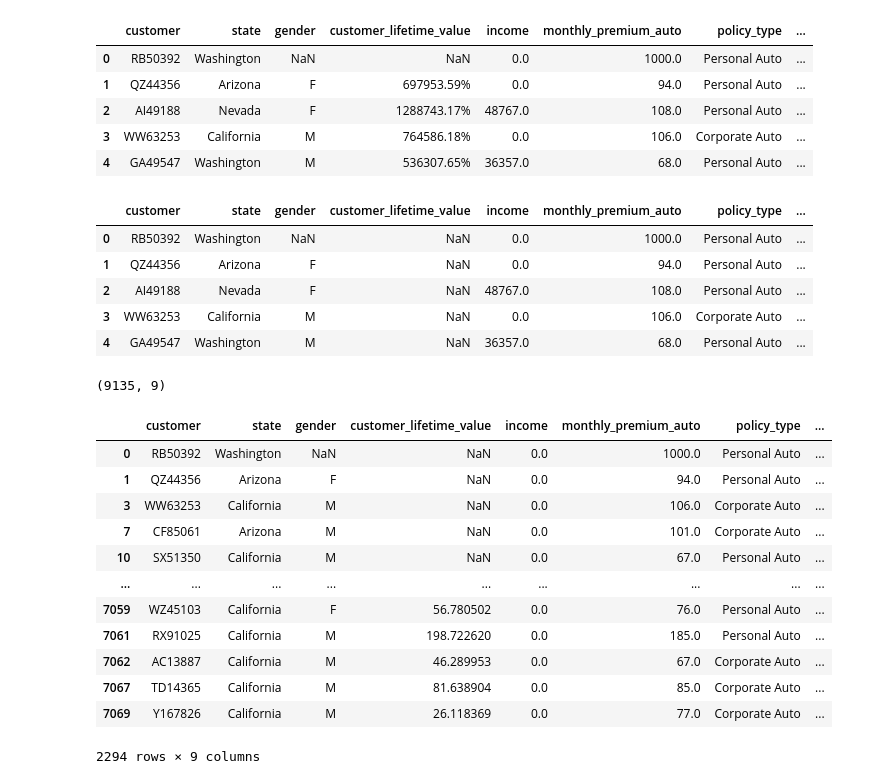
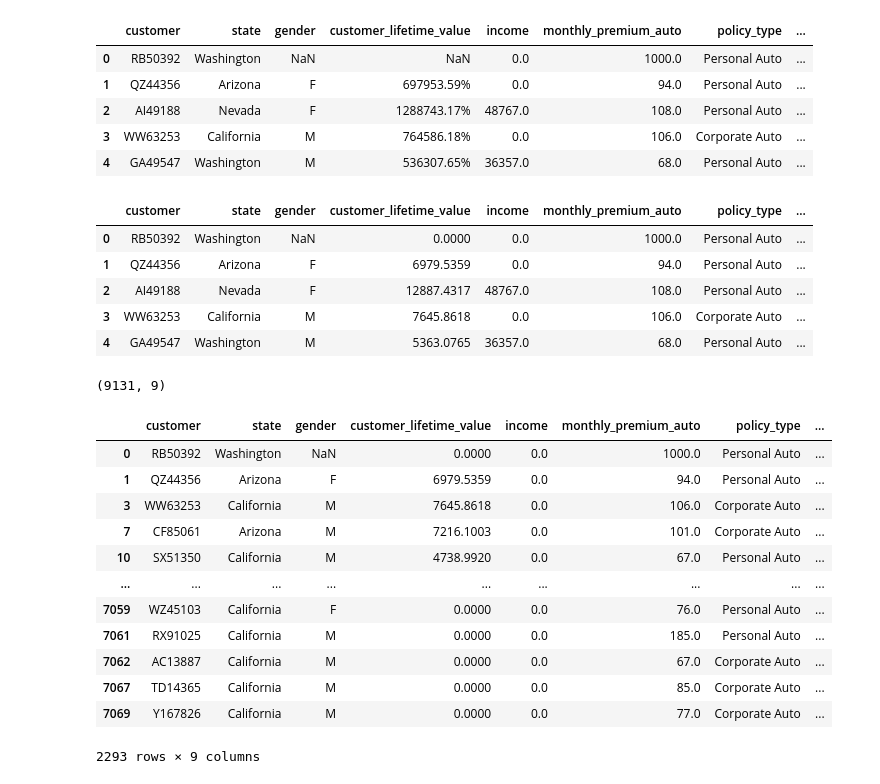
Before and after one commit to tashbenson/lab-customer-analysis-round-1, a Jupyter notebook: files_for_lab/csv_files/Lab_Customer_Analysis_Round_1.ipynb, the cells around one changed output. Saved outputs shown, nothing was run; the diff lists cells and outputs as text; code cells hidden in the pictures.

```diff
--- a/files_for_lab/csv_files/Lab_Customer_Analysis_Round_1.ipynb
+++ b/files_for_lab/csv_files/Lab_Customer_Analysis_Round_1.ipynb
@@ -241,36 +241,38 @@ data2.head()
 | 4 | GA49547 | Washington | M | 536307.65% | 36357.0 | 68.0 | Personal Auto | ... |
 # %%
 #Correct the values in the column customer lifetime value. They are given as a percent, so divide them by 100 and change dtype to numerical type.
-data2['customer_lifetime_value'] =  pd.to_numeric(data['customer_lifetime_value'], errors='coerce')
+data2['customer_lifetime_value'] = data2['customer_lifetime_value'].str.replace('%','')
+data2['customer_lifetime_value'] = data2['customer_lifetime_value'].replace(np.nan, 0) #Replace NaN values with 0
+data2['customer_lifetime_value']= pd.to_numeric(data2['customer_lifetime_value']) #Change to numerical
 data2['customer_lifetime_value'] = data2['customer_lifetime_value']/100
 data2.head()
 # %% [output]
 |  | customer | state | gender | customer_lifetime_value | income | monthly_premium_auto | policy_type | ... |
-| 0 | RB50392 | Washington | NaN | NaN | 0.0 | 1000.0 | Personal Auto | ... |
-| 1 | QZ44356 | Arizona | F | NaN | 0.0 | 94.0 | Personal Auto | ... |
-| 2 | AI49188 | Nevada | F | NaN | 48767.0 | 108.0 | Personal Auto | ... |
-| 3 | WW63253 | California | M | NaN | 0.0 | 106.0 | Corporate Auto | ... |
-| 4 | GA49547 | Washington | M | NaN | 36357.0 | 68.0 | Personal Auto | ... |
+| 0 | RB50392 | Washington | NaN | 0.0000 | 0.0 | 1000.0 | Personal Auto | ... |
+| 1 | QZ44356 | Arizona | F | 6979.5359 | 0.0 | 94.0 | Personal Auto | ... |
+| 2 | AI49188 | Nevada | F | 12887.4317 | 48767.0 | 108.0 | Personal Auto | ... |
+| 3 | WW63253 | California | M | 7645.8618 | 0.0 | 106.0 | Corporate Auto | ... |
+| 4 | GA49547 | Washington | M | 5363.0765 | 36357.0 | 68.0 | Personal Auto | ... |
 # %%
 #Check for duplicate rows in the data and remove if any.
 data2= data2.drop_duplicates()
 data2.shape
 # %% [output]
-(9135, 9)
+(9131, 9)
 # %%
 #Filter out the data for customers who have an income of 0 or less.
 display(data2[(data2['income']<=100)])
 # %% [output]
 |  | customer | state | gender | customer_lifetime_value | income | monthly_premium_auto | policy_type | ... |
-| 0 | RB50392 | Washington | NaN | NaN | 0.0 | 1000.0 | Personal Auto | ... |
-| 1 | QZ44356 | Arizona | F | NaN | 0.0 | 94.0 | Personal Auto | ... |
-| 3 | WW63253 | California | M | NaN | 0.0 | 106.0 | Corporate Auto | ... |
-| 7 | CF85061 | Arizona | M | NaN | 0.0 | 101.0 | Corporate Auto | ... |
-| 10 | SX51350 | California | M | NaN | 0.0 | 67.0 | Personal Auto | ... |
+| 0 | RB50392 | Washington | NaN | 0.0000 | 0.0 | 1000.0 | Personal Auto | ... |
+| 1 | QZ44356 | Arizona | F | 6979.5359 | 0.0 | 94.0 | Personal Auto | ... |
+| 3 | WW63253 | California | M | 7645.8618 | 0.0 | 106.0 | Corporate Auto | ... |
+| 7 | CF85061 | Arizona | M | 7216.1003 | 0.0 | 101.0 | Corporate Auto | ... |
+| 10 | SX51350 | California | M | 4738.9920 | 0.0 | 67.0 | Personal Auto | ... |
 | ... | ... | ... | ... | ... | ... | ... | ... | ... |
-| 7059 | WZ45103 | California | F | 56.780502 | 0.0 | 76.0 | Personal Auto | ... |
-| 7061 | RX91025 | California | M | 198.722620 | 0.0 | 185.0 | Personal Auto | ... |
-| 7062 | AC13887 | California | M | 46.289953 | 0.0 | 67.0 | Corporate Auto | ... |
-| 7067 | TD14365 | California | M | 81.638904 | 0.0 | 85.0 | Corporate Auto | ... |
-| 7069 | Y167826 | California | M | 26.118369 | 0.0 | 77.0 | Corporate Auto | ... |
+| 7059 | WZ45103 | California | F | 0.0000 | 0.0 | 76.0 | Personal Auto | ... |
+| 7061 | RX91025 | California | M | 0.0000 | 0.0 | 185.0 | Personal Auto | ... |
+| 7062 | AC13887 | California | M | 0.0000 | 0.0 | 67.0 | Corporate Auto | ... |
+| 7067 | TD14365 | California | M | 0.0000 | 0.0 | 85.0 | Corporate Auto | ... |
+| 7069 | Y167826 | California | M | 0.0000 | 0.0 | 77.0 | Corporate Auto | ... |
-2294 rows × 9 columns
+2293 rows × 9 columns
```
